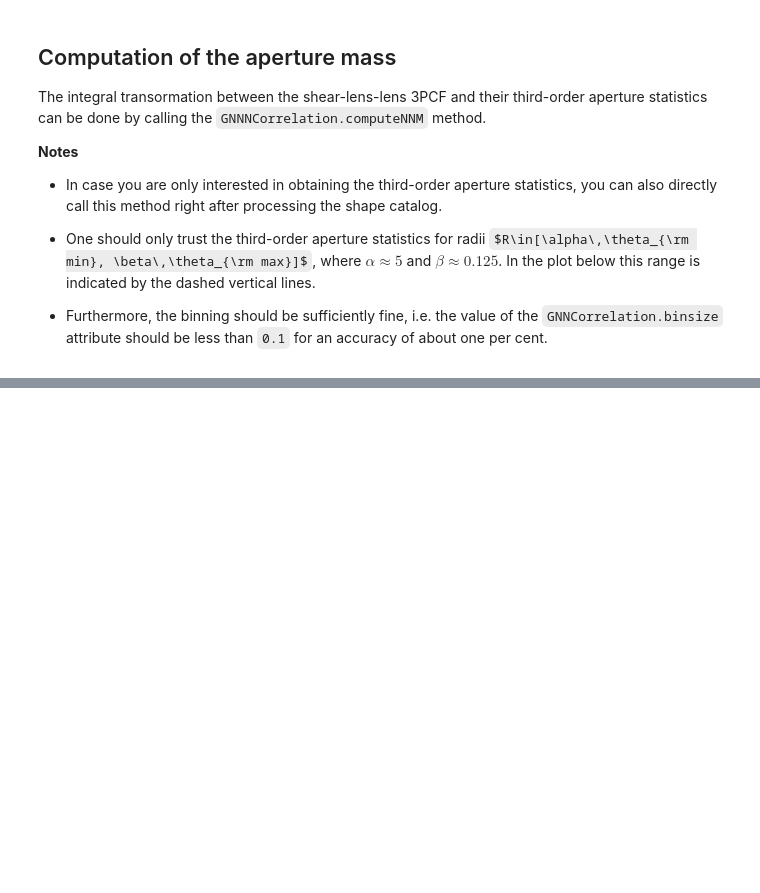
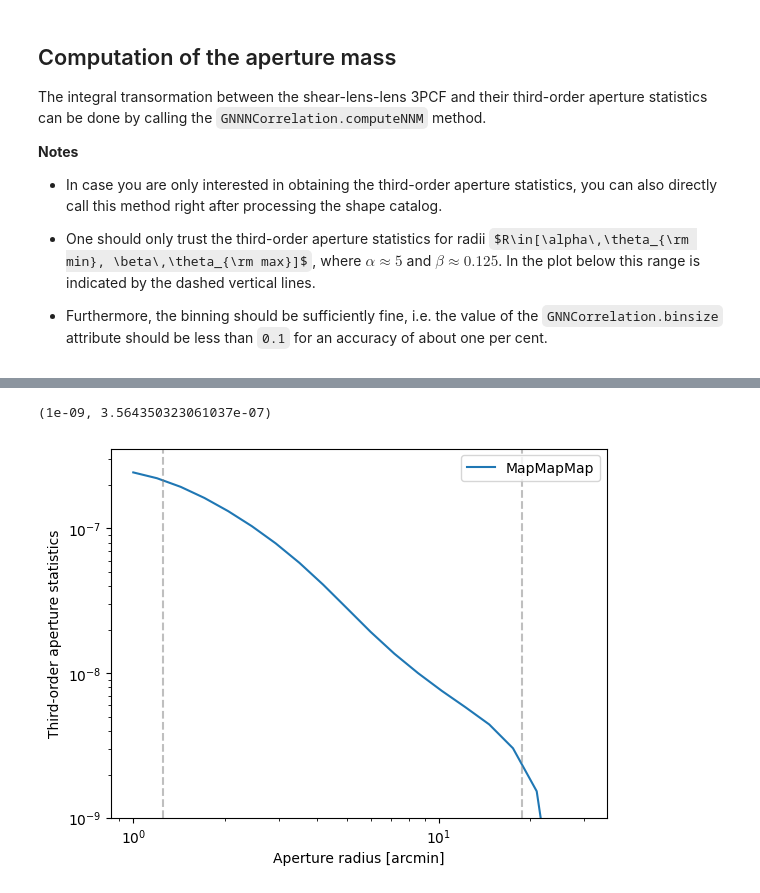
Before and after one commit to lporth93/orpheus, a Jupyter notebook: docs/source/notebooks/GNN_tutorial.ipynb, the cells around one changed output, grey strips where cells are left out. Drawn from its saved outputs; the diff is of its cells as text; code cells hidden in the pictures; some formulas as TeX source; blank space fills up the shorter version.

```diff
--- a/docs/source/notebooks/GNN_tutorial.ipynb
+++ b/docs/source/notebooks/GNN_tutorial.ipynb
@@ -136,0 +202,8 @@ plt.ylim(1e-8,None)
+# %%
+ggg = orpheus.GGGCorrelation(n_cfs=4,min_sep=min_sep,
+                                 max_sep=max_sep,
+                                 binsize=binsize,
+                                 nbinsphi=nbinsphi,
+                                 method=method,
+                                 resoshift_leafs=resoshift_leafs,
+                                 nthreads=nthreads)
@@ -136,0 +277,11 @@ plt.ylim(1e-8,None)
+# %%
+plt.loglog(radii_ap, MMM[0,0].real, label="MapMapMap")
+plt.axvline(x=5*gnn.min_sep, color="grey",alpha=0.5,ls="--")
+plt.axvline(x=0.125*gnn.max_sep, color="grey",alpha=0.5,ls="--")
+plt.xlabel("Aperture radius [arcmin]")
+plt.ylabel("Third-order aperture statistics")
+plt.legend(loc="upper right")
+plt.ylim(1e-9,None)
+# %% [output]
+(1e-09, 3.564350323061037e-07)
+[figure, added]
```
Also changed, not shown: parts of 12 cells of this notebook, 9 other files.
